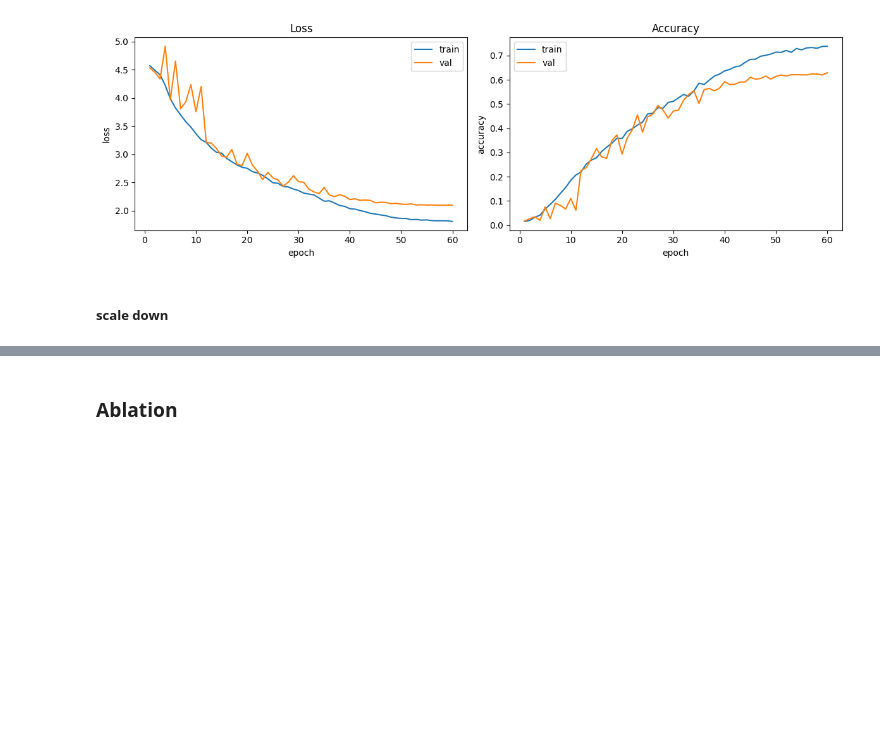
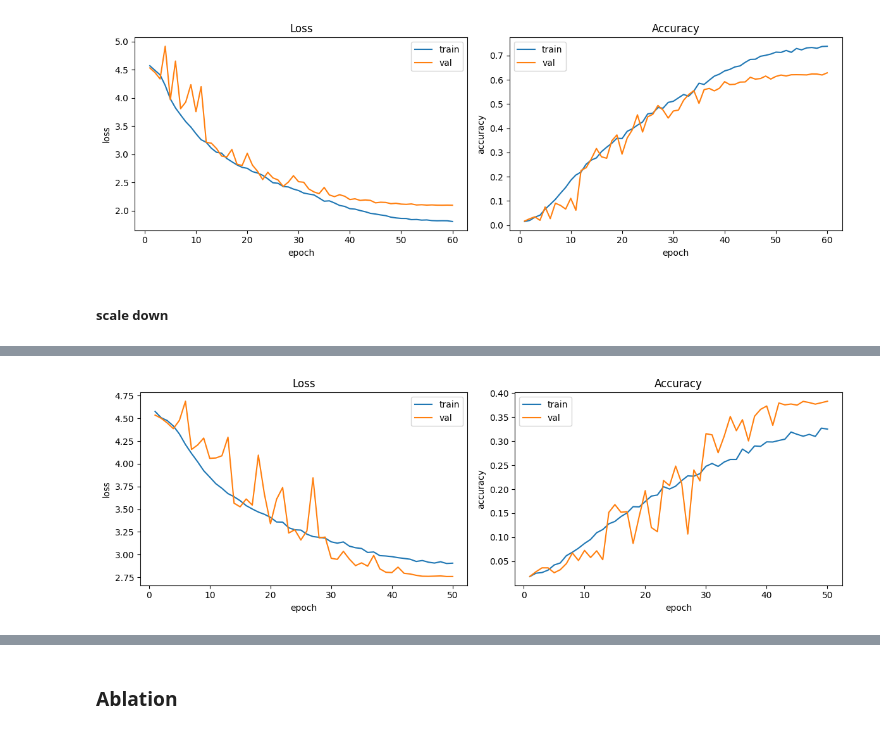
Before and after one commit to Tarekun/computer-vision-project, a Jupyter notebook: assignment_module_two.ipynb, the cells around one changed output, grey strips where cells are left out. Saved outputs shown, nothing was run; the diff lists cells and outputs as text; code cells hidden in the pictures; blank space fills up the shorter version.

```diff
--- a/assignment_module_two.ipynb
+++ b/assignment_module_two.ipynb
@@ -1188,7 +1207,7 @@ plot_results(history)
 config = ExpConfig(
     stem_channels=(12, 24, 48), #->32x32
     stage_channels=(96, 128), #->8x8
-    stage_stride=(2,2,2),
+    stage_stride=(2,2),
     canonical_size=CANONICAL_SIZE,
     block_type="inception",
     classifier_hidden_dim=128,
@@ -1210,3 +1229,4 @@ _, history, final_loss, final_accuracy = run_experiment(
     name="submission"
 )
 plot_results(history)
+# %% [output]
@@ -1213,3 +1250,4 @@ plot_results(history)
+[figure, added]
 # %%
 # magro
 config = ExpConfig(
```
Also changed, not shown: parts of 10 cells of this notebook.
